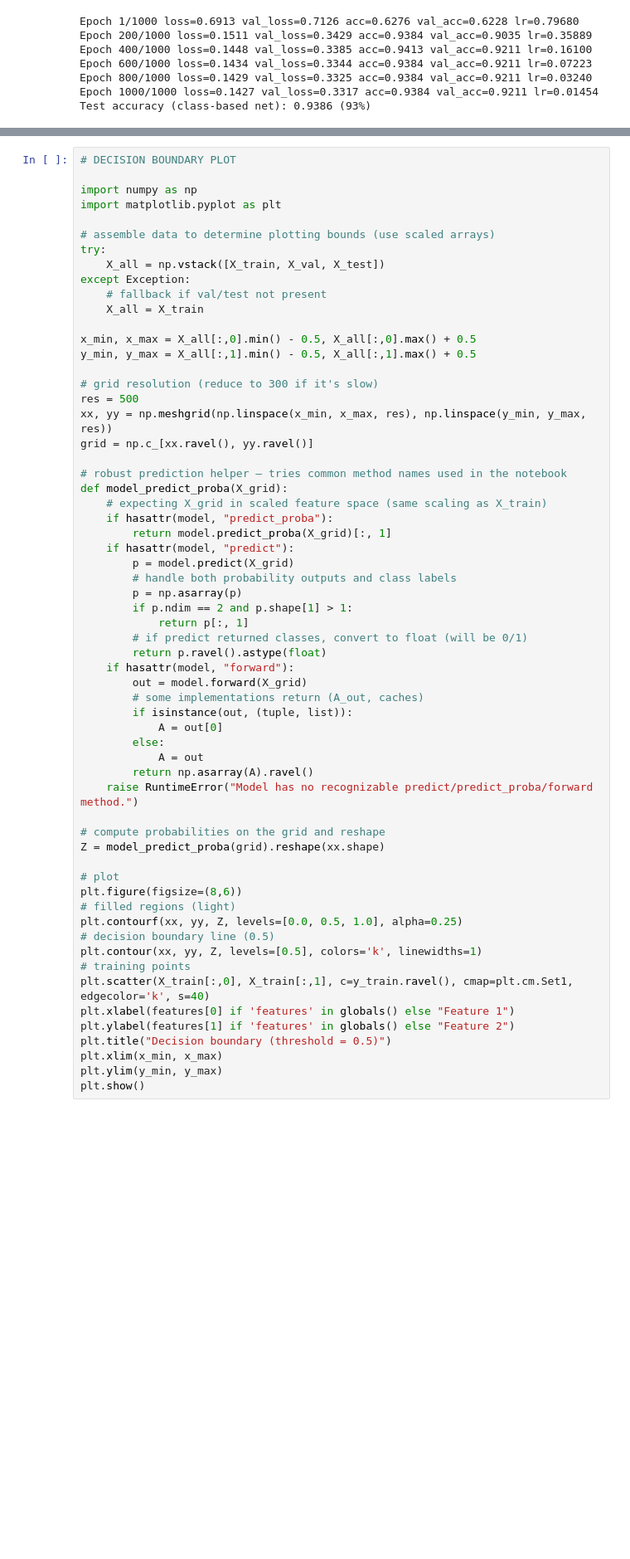
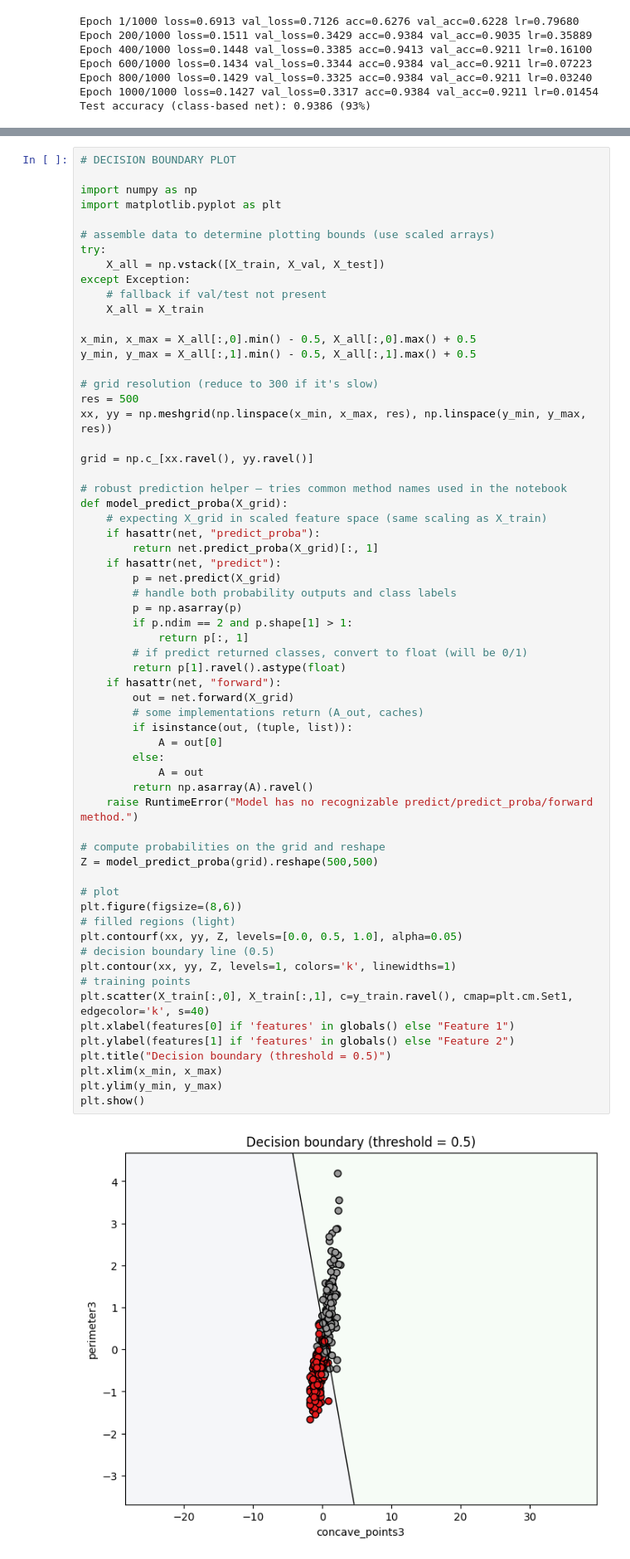
Before and after one commit to giosanchez0208/CSC173-Neural-Network-From-Scratch, a Jupyter notebook: Activity_1.ipynb, the cells around one changed output, grey strips where cells are left out. Shown at 83% size. Drawn from its saved outputs; the diff is of its cells as text; blank space fills up the shorter version.

Commit message:
bugfix: fixed the decision boundary plot bug

```diff
--- a/Activity_1.ipynb
+++ b/Activity_1.ipynb
@@ -511,45 +510,48 @@ y_min, y_max = X_all[:,1].min() - 0.5, X_all[:,1].max() + 0.5
 # grid resolution (reduce to 300 if it's slow)
 res = 500
 xx, yy = np.meshgrid(np.linspace(x_min, x_max, res), np.linspace(y_min, y_max, res))
+
 grid = np.c_[xx.ravel(), yy.ravel()]
 
 # robust prediction helper — tries common method names used in the notebook
 def model_predict_proba(X_grid):
     # expecting X_grid in scaled feature space (same scaling as X_train)
-    if hasattr(model, "predict_proba"):
-        return model.predict_proba(X_grid)[:, 1]
-    if hasattr(model, "predict"):
-        p = model.predict(X_grid)
+    if hasattr(net, "predict_proba"):
+        return net.predict_proba(X_grid)[:, 1]
+    if hasattr(net, "predict"):
+        p = net.predict(X_grid)
         # handle both probability outputs and class labels
         p = np.asarray(p)
         if p.ndim == 2 and p.shape[1] > 1:
             return p[:, 1]
         # if predict returned classes, convert to float (will be 0/1)
-        return p.ravel().astype(float)
-    if hasattr(model, "forward"):
-        out = model.forward(X_grid)
+        return p[1].ravel().astype(float)
+    if hasattr(net, "forward"):
+        out = net.forward(X_grid)
         # some implementations return (A_out, caches)
         if isinstance(out, (tuple, list)):
             A = out[0]
         else:
             A = out
         return np.asarray(A).ravel()
     raise RuntimeError("Model has no recognizable predict/predict_proba/forward method.")
 
 # compute probabilities on the grid and reshape
-Z = model_predict_proba(grid).reshape(xx.shape)
+Z = model_predict_proba(grid).reshape(500,500)
 
 # plot
 plt.figure(figsize=(8,6))
 # filled regions (light)
-plt.contourf(xx, yy, Z, levels=[0.0, 0.5, 1.0], alpha=0.25)
+plt.contourf(xx, yy, Z, levels=[0.0, 0.5, 1.0], alpha=0.05)
 # decision boundary line (0.5)
-plt.contour(xx, yy, Z, levels=[0.5], colors='k', linewidths=1)
+plt.contour(xx, yy, Z, levels=1, colors='k', linewidths=1)
 # training points
 plt.scatter(X_train[:,0], X_train[:,1], c=y_train.ravel(), cmap=plt.cm.Set1, edgecolor='k', s=40)
 plt.xlabel(features[0] if 'features' in globals() else "Feature 1")
 plt.ylabel(features[1] if 'features' in globals() else "Feature 2")
 plt.title("Decision boundary (threshold = 0.5)")
 plt.xlim(x_min, x_max)
 plt.ylim(y_min, y_max)
 plt.show()
+# %% [output]
+[figure, added]
```
Also changed, not shown: parts of 1 cell of this notebook.
